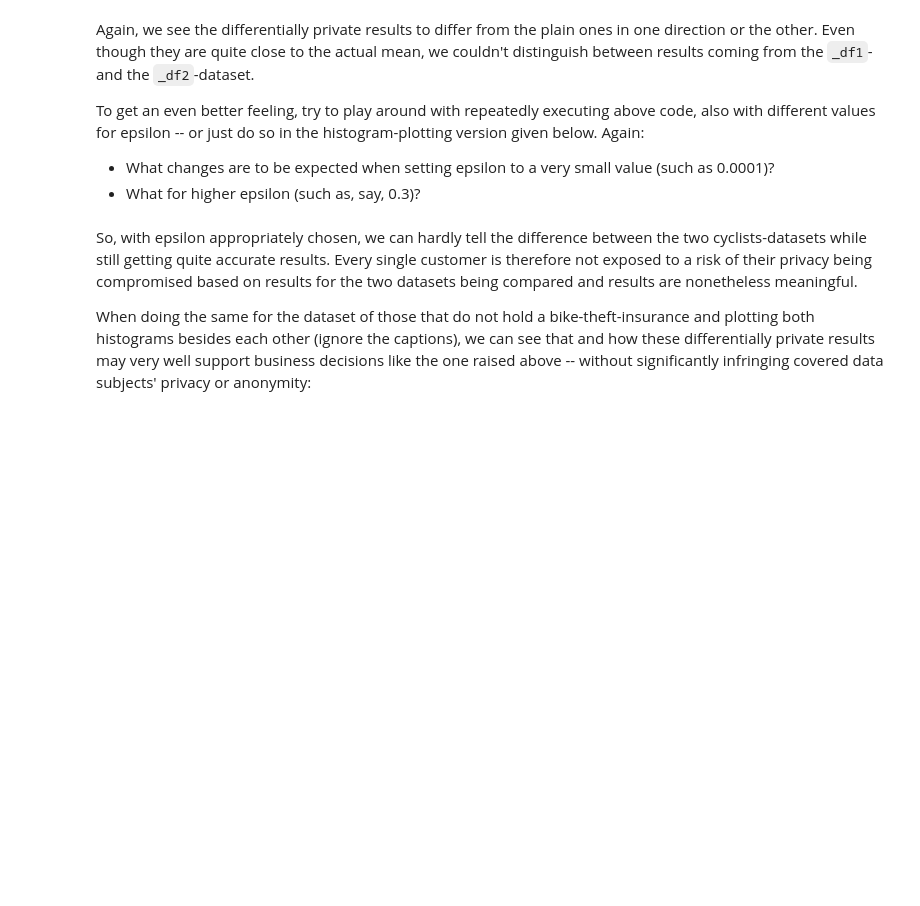
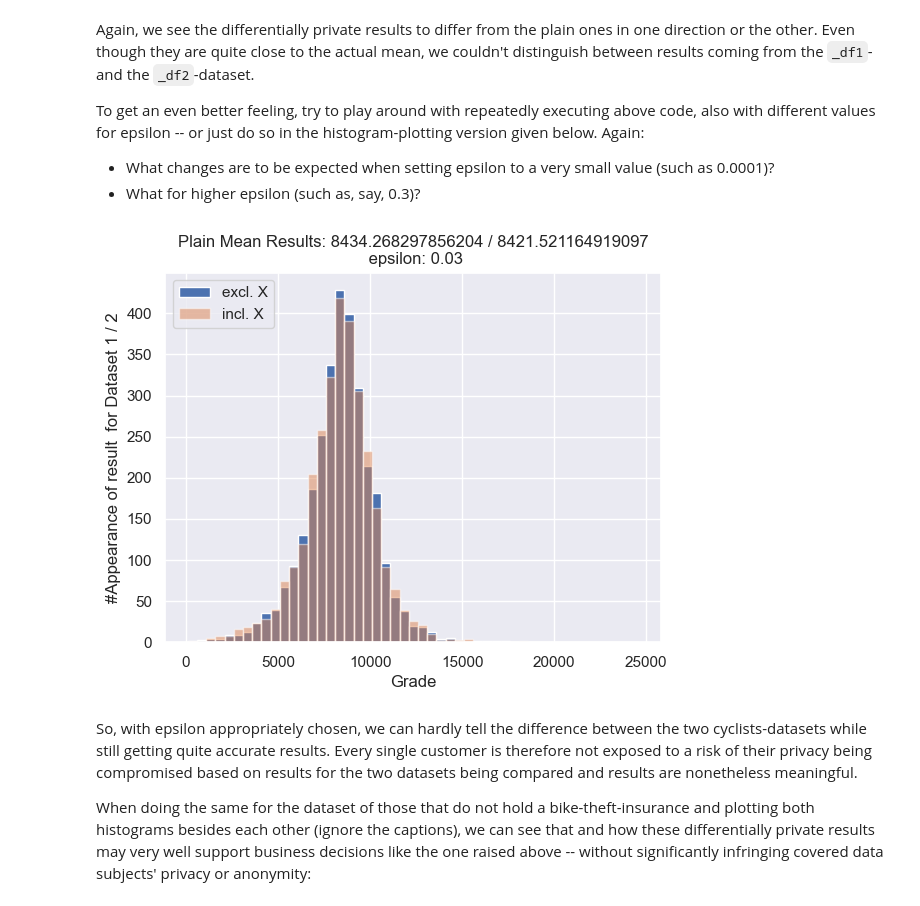
Before and after one commit to fpallas/DiffPriv-demo, a Jupyter notebook: DiffPriv_demo.ipynb, the cells around one changed output. Cells and saved outputs as stored; diff of their text form; code cells hidden in the pictures; blank space fills up the shorter version.

```diff
--- a/DiffPriv_demo.ipynb
+++ b/DiffPriv_demo.ipynb
@@ -311,13 +453,14 @@ To get an even better feeling, try to play around with repeatedly executing abov
 * What for higher epsilon (such as, say, 0.3)?
 # %%
 epsilon = 0.03
-diff_priv_mean = BoundedMean(epsilon, 0.0, cyclists_df1["charges"].max(), dtype="float")
-
+diff_priv_mean = BoundedMean(epsilon, lower_bound = 0.0, upper_bound = cyclists_df1["charges"].max(), dtype="float")
 binsize = 500
 plot_from = 100
 #plot_to = insurance_df["charges"].max()
 plot_to = 25000
 generate_and_plot(cyclists_df1, cyclists_df2, "charges")
+# %% [output]
+[figure, added]
 # %% [markdown]
 So, with epsilon appropriately chosen, we can hardly tell the difference between the two cyclists-datasets while still getting quite accurate results. Every single customer is therefore not exposed to a risk of their privacy being compromised based on results for the two datasets being compared and results are nonetheless meaningful.
 
```
Also changed, not shown: parts of 21 cells of this notebook.
